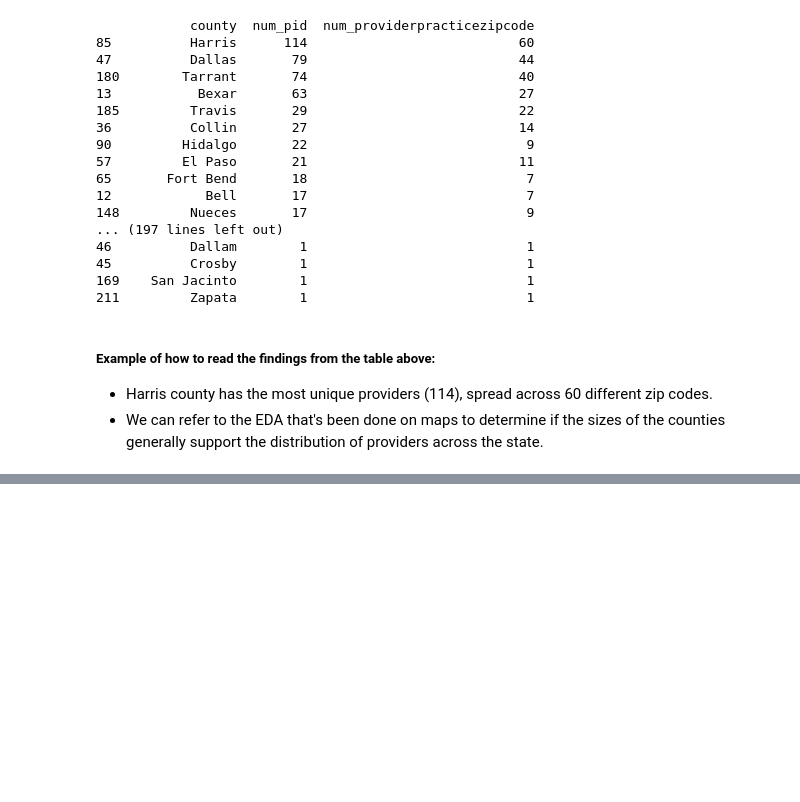
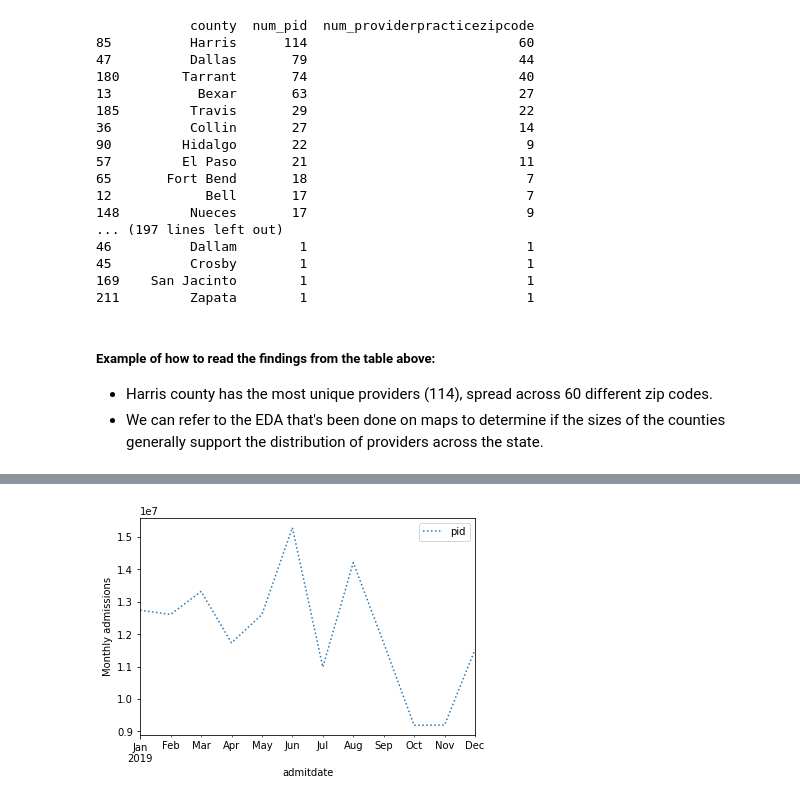
Before and after one commit to alfredprah/ds_case_team_5, a Jupyter notebook: notebooks/eda_on_updated_data.ipynb, the cells around one changed output, grey strips where cells are left out. Drawn from its saved outputs; the diff is of its cells as text; code cells hidden in the pictures; blank space fills up the shorter version.

Commit message:
update eda on most recent data

```diff
--- a/notebooks/eda_on_updated_data.ipynb
+++ b/notebooks/eda_on_updated_data.ipynb
@@ -145,0 +177,4 @@ df_unique_zipcodes_10 = df_unique_zipcodes.head(10)
+# %%
+timeseries1 = pd.read_csv('../notebooks/data_with_datetime_objects.csv', index_col='admitdate', parse_dates=True)
+timeseries1 = timeseries1[['pid']]
+timeseries1.head()
@@ -145,0 +189,6 @@ df_unique_zipcodes_10 = df_unique_zipcodes.head(10)
+# %%
+snf_traffic_per_month = timeseries1.resample('M').sum()
+snf_traffic_per_month.plot(style=[':', '--', '-'])
+plt.ylabel('Monthly admissions');
+# %% [output]
+[figure, added]
```
Also changed, not shown: parts of 6 cells of this notebook.
